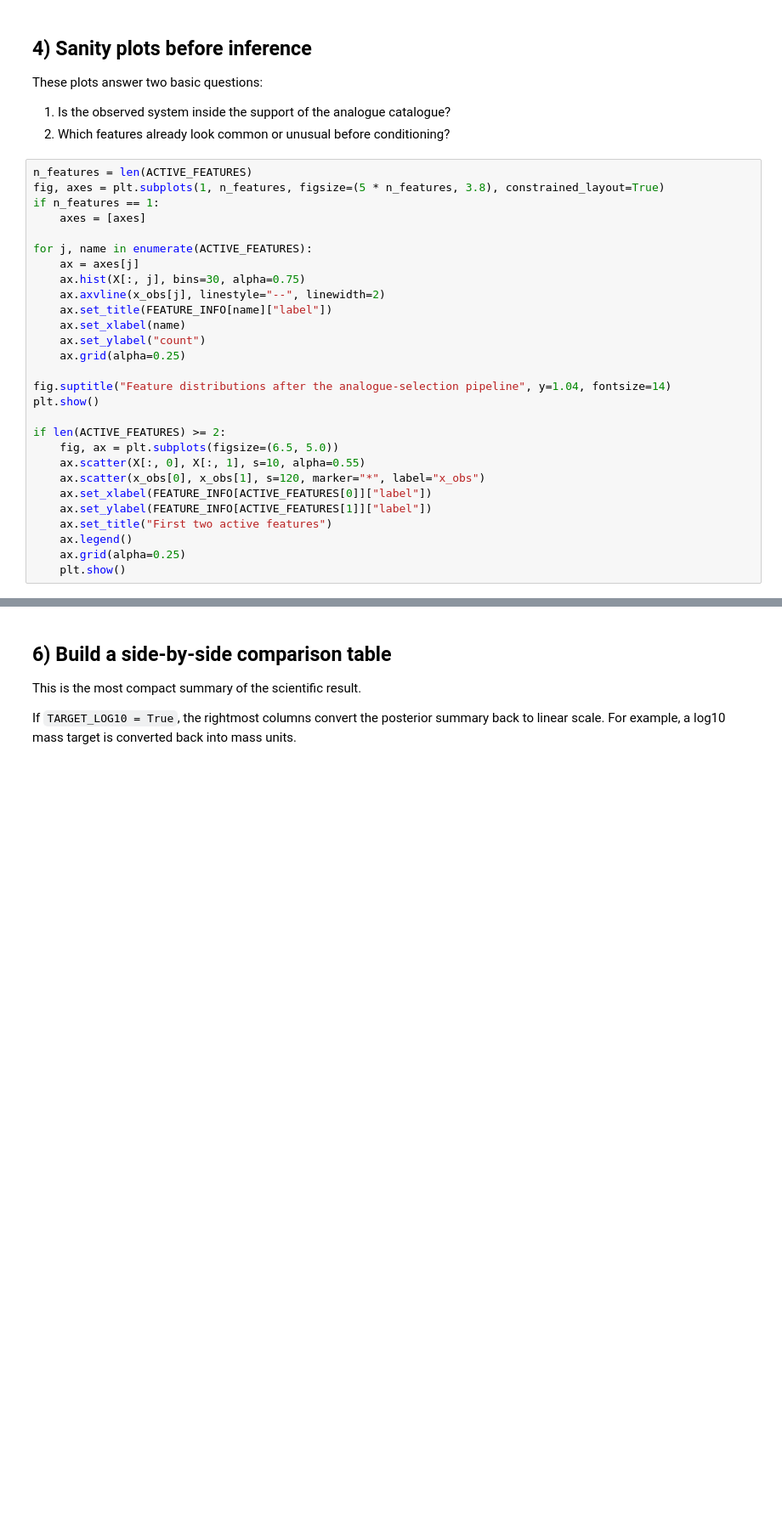
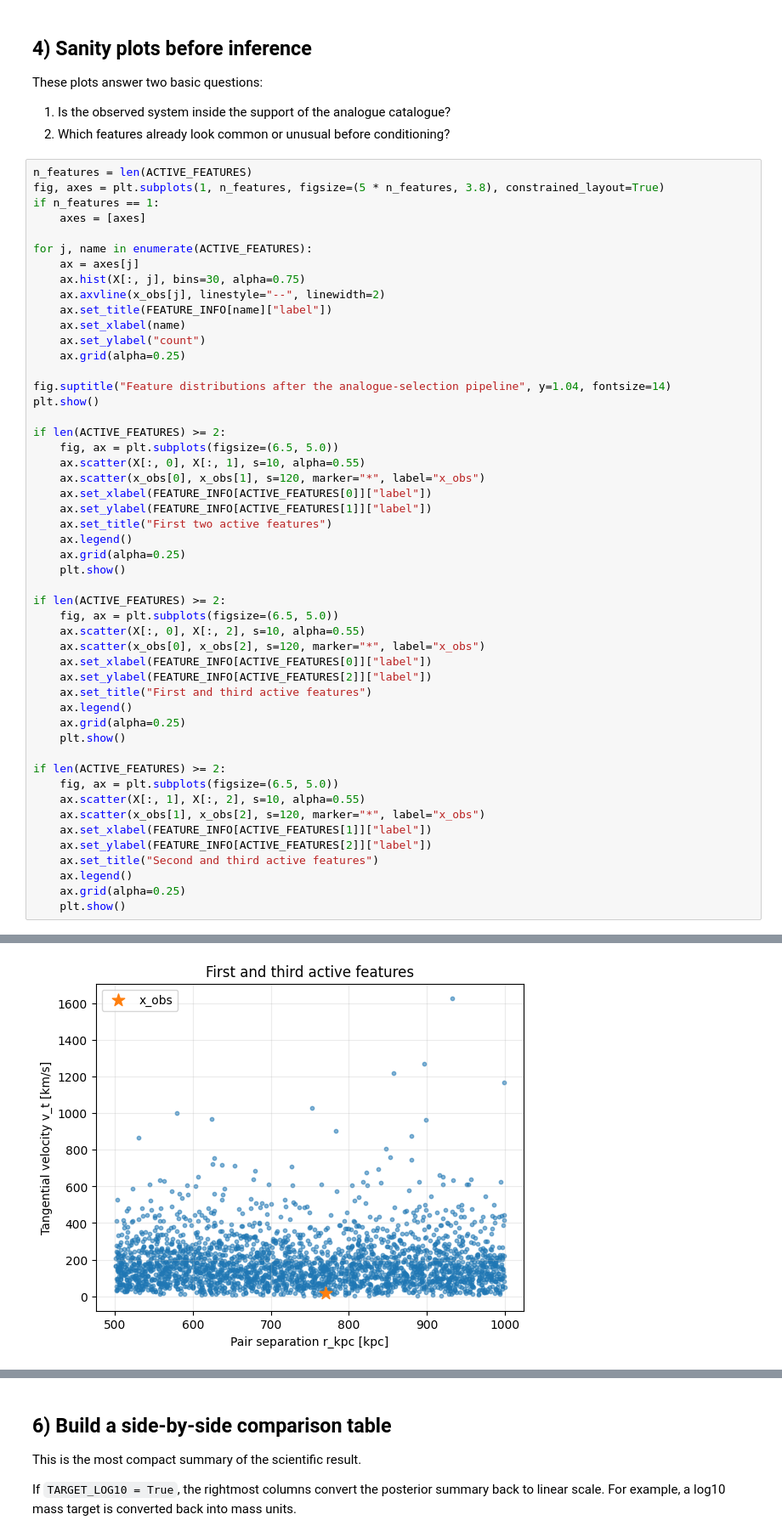
Before and after one commit to topesonen/dsp-cosmology, a Jupyter notebook: notebooks/run_compare_abc_kde_gmm_sbi.ipynb, the cells around one changed output, grey strips where cells are left out. Shown at 85% size. Cells and saved outputs as stored; diff of their text form; blank space fills up the shorter version.

```diff
--- a/notebooks/run_compare_abc_kde_gmm_sbi.ipynb
+++ b/notebooks/run_compare_abc_kde_gmm_sbi.ipynb
@@ -496,30 +496,53 @@ These plots answer two basic questions:
 n_features = len(ACTIVE_FEATURES)
 fig, axes = plt.subplots(1, n_features, figsize=(5 * n_features, 3.8), constrained_layout=True)
 if n_features == 1:
     axes = [axes]
 
 for j, name in enumerate(ACTIVE_FEATURES):
     ax = axes[j]
     ax.hist(X[:, j], bins=30, alpha=0.75)
     ax.axvline(x_obs[j], linestyle="--", linewidth=2)
     ax.set_title(FEATURE_INFO[name]["label"])
     ax.set_xlabel(name)
     ax.set_ylabel("count")
     ax.grid(alpha=0.25)
 
 fig.suptitle("Feature distributions after the analogue-selection pipeline", y=1.04, fontsize=14)
 plt.show()
 
 if len(ACTIVE_FEATURES) >= 2:
     fig, ax = plt.subplots(figsize=(6.5, 5.0))
     ax.scatter(X[:, 0], X[:, 1], s=10, alpha=0.55)
     ax.scatter(x_obs[0], x_obs[1], s=120, marker="*", label="x_obs")
     ax.set_xlabel(FEATURE_INFO[ACTIVE_FEATURES[0]]["label"])
     ax.set_ylabel(FEATURE_INFO[ACTIVE_FEATURES[1]]["label"])
     ax.set_title("First two active features")
     ax.legend()
     ax.grid(alpha=0.25)
     plt.show()
+
+if len(ACTIVE_FEATURES) >= 2:
+    fig, ax = plt.subplots(figsize=(6.5, 5.0))
+    ax.scatter(X[:, 0], X[:, 2], s=10, alpha=0.55)
+    ax.scatter(x_obs[0], x_obs[2], s=120, marker="*", label="x_obs")
+    ax.set_xlabel(FEATURE_INFO[ACTIVE_FEATURES[0]]["label"])
+    ax.set_ylabel(FEATURE_INFO[ACTIVE_FEATURES[2]]["label"])
+    ax.set_title("First and third active features")
+    ax.legend()
+    ax.grid(alpha=0.25)
+    plt.show()
+
+if len(ACTIVE_FEATURES) >= 2:
+    fig, ax = plt.subplots(figsize=(6.5, 5.0))
+    ax.scatter(X[:, 1], X[:, 2], s=10, alpha=0.55)
+    ax.scatter(x_obs[1], x_obs[2], s=120, marker="*", label="x_obs")
+    ax.set_xlabel(FEATURE_INFO[ACTIVE_FEATURES[1]]["label"])
+    ax.set_ylabel(FEATURE_INFO[ACTIVE_FEATURES[2]]["label"])
+    ax.set_title("Second and third active features")
+    ax.legend()
+    ax.grid(alpha=0.25)
+    plt.show()
 # %% [output]
 [figure]
 [figure]
+[figure, added]
```
Also changed, not shown: parts of 6 cells of this notebook.
